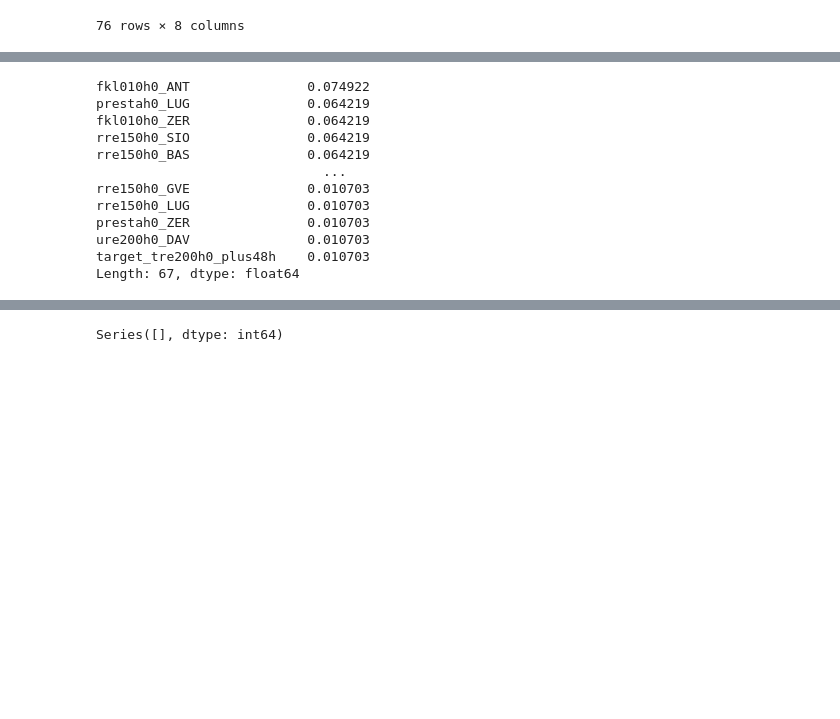
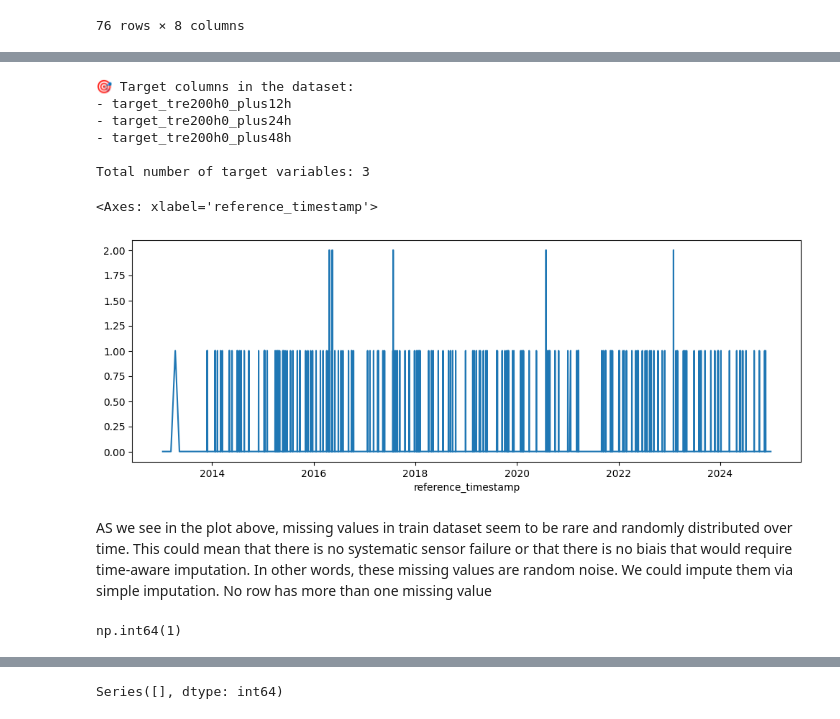
Before and after one commit to ivanldf13/MachineLearning2025, a Jupyter notebook: ML_Weather_Prediction/ml_weather_prediction.ipynb, the cells around one changed output, grey strips where cells are left out. Drawn from its saved outputs; the diff is of its cells as text; code cells hidden in the pictures; blank space fills up the shorter version.

```diff
--- a/ML_Weather_Prediction/ml_weather_prediction.ipynb
+++ b/ML_Weather_Prediction/ml_weather_prediction.ipynb
@@ -117,17 +118,0 @@ Length: 67, dtype: int64
-# %%
-missing_percent_train = (train.isnull().sum() / len(train)) * 100
-missing_percent_train = missing_percent_train[missing_percent_train > 0].sort_values(ascending=False)
-missing_percent_train
-# %% [output]
-fkl010h0_ANT               0.074922
-prestah0_LUG               0.064219
-fkl010h0_ZER               0.064219
-rre150h0_SIO               0.064219
-rre150h0_BAS               0.064219
-                             ...
-rre150h0_GVE               0.010703
-rre150h0_LUG               0.010703
-prestah0_ZER               0.010703
-ure200h0_DAV               0.010703
-target_tre200h0_plus48h    0.010703
-Length: 67, dtype: float64
@@ -133,0 +123,30 @@ Length: 67, dtype: float64
+# %%
+# Identify all target columns (the temperature variables we need to predict)
+target_columns = train.filter(like='target').columns.tolist()
+
+print("🎯 Target columns in the dataset:")
+for col in target_columns:
+    print(f"- {col}")
+# %% [output]
+🎯 Target columns in the dataset:
+- target_tre200h0_plus12h
+- target_tre200h0_plus24h
+- target_tre200h0_plus48h
+
+Total number of target variables: 3
+# %%
+# Convert timestamp to datetime format
+train['reference_timestamp'] = pd.to_datetime(train['reference_timestamp'])
+
+# Count how many missing values each observation (row) has
+train['missing_count'] = train.isnull().sum(axis=1)
+
+# Group by date and sum up missing values across all stations for that day
+(train
+ .groupby(train['reference_timestamp'].dt.date)['missing_count']
+ .sum()
+ .plot(figsize=(12,4), title="Missing Values over Time"))
+
+plt.ylabel("Count of Missing Values")
+plt.xlabel("Date")
+plt.show()
@@ -133,0 +162,15 @@ Length: 67, dtype: float64
+# %%
+(train
+ .groupby(train['reference_timestamp'].dt.date)['missing_count']
+ .sum()
+ .plot(figsize=(12,4)))
+# %% [output]
+<Axes: xlabel='reference_timestamp'>
+[figure, added]
+# %% [markdown]
+AS we see in the plot above, missing values in train dataset seem to be rare and randomly distributed over time. This could mean that there is no systematic sensor failure or that there is no biais that would require time-aware imputation. In other words, these missing values are random noise. We could impute them via simple imputation. No row has more than one missing value
+# %%
+# Confirm the maximum number of missing values per row
+train['missing_count'].max()
+# %% [output]
+np.int64(1)
```
Also changed, not shown: parts of 20 cells of this notebook.
